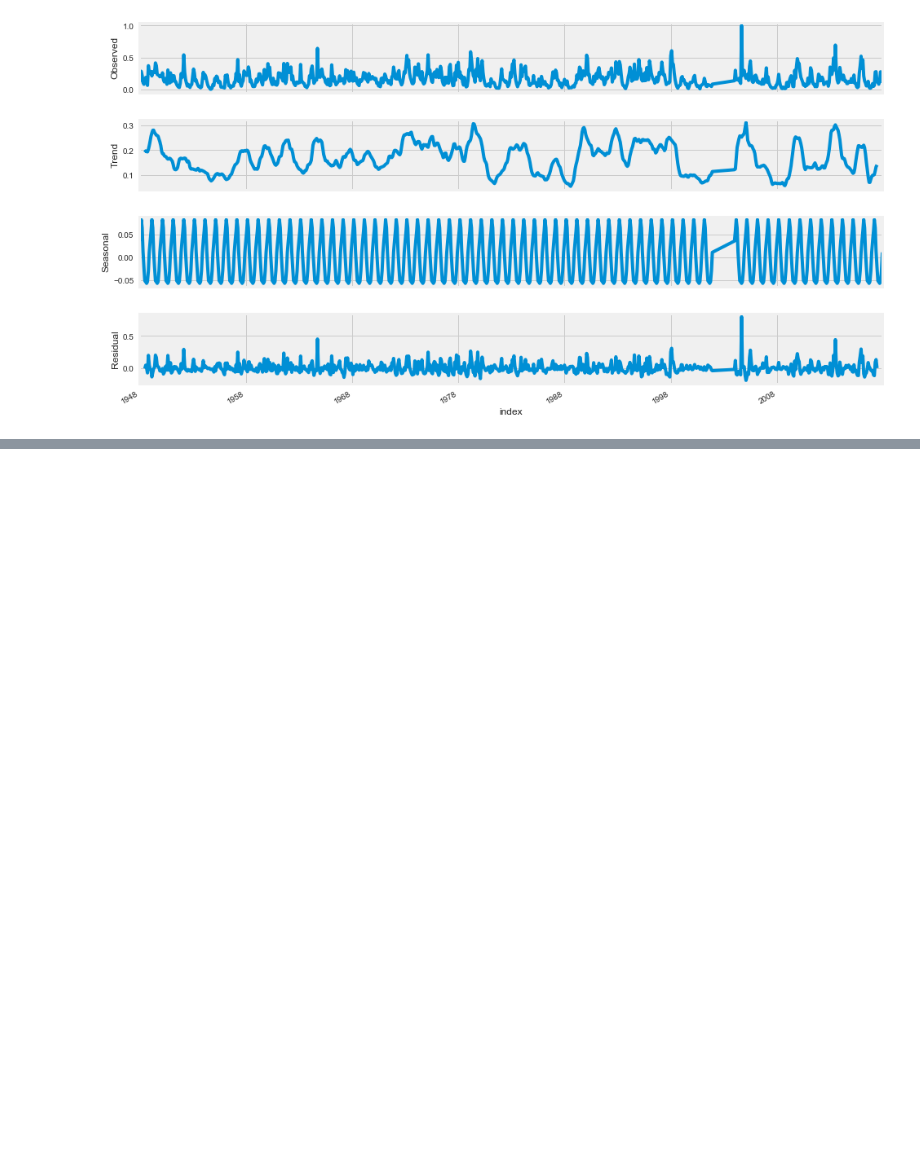
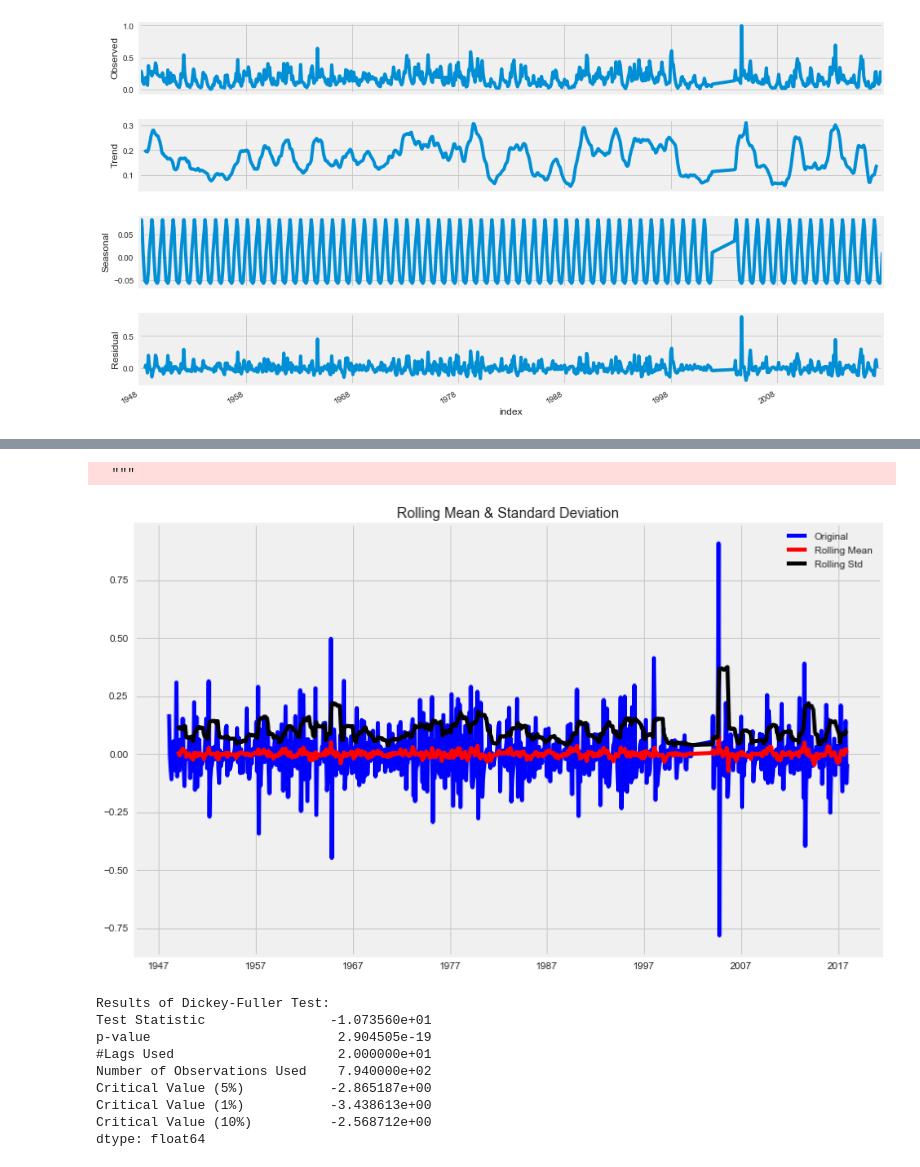
Before and after one commit to mezzatab/Climate-Time-Series-Prediction, a Jupyter notebook: Arima_Model_StreamFlow.ipynb, the cells around one changed output, grey strips where cells are left out. Drawn from its saved outputs; the diff is of its cells as text; code cells hidden in the pictures; blank space fills up the shorter version.

```diff
--- a/Arima_Model_StreamFlow.ipynb
+++ b/Arima_Model_StreamFlow.ipynb
@@ -725,0 +764,15 @@ fig.set_size_inches(15, 8)
+# %%
+scaledFrame['first_difference'] = scaledFrame['Q'] - scaledFrame['Q'].shift(1)
+test_stationarity(scaledFrame.first_difference.dropna(inplace=False))
+# %% [output]
+  """
+[figure, added]
+Results of Dickey-Fuller Test:
+Test Statistic                -1.073560e+01
+p-value                        2.904505e-19
+#Lags Used                     2.000000e+01
+Number of Observations Used    7.940000e+02
+Critical Value (5%)           -2.865187e+00
+Critical Value (1%)           -3.438613e+00
+Critical Value (10%)          -2.568712e+00
+dtype: float64
```
Also changed, not shown: parts of 2 cells of this notebook, 27 other files.
